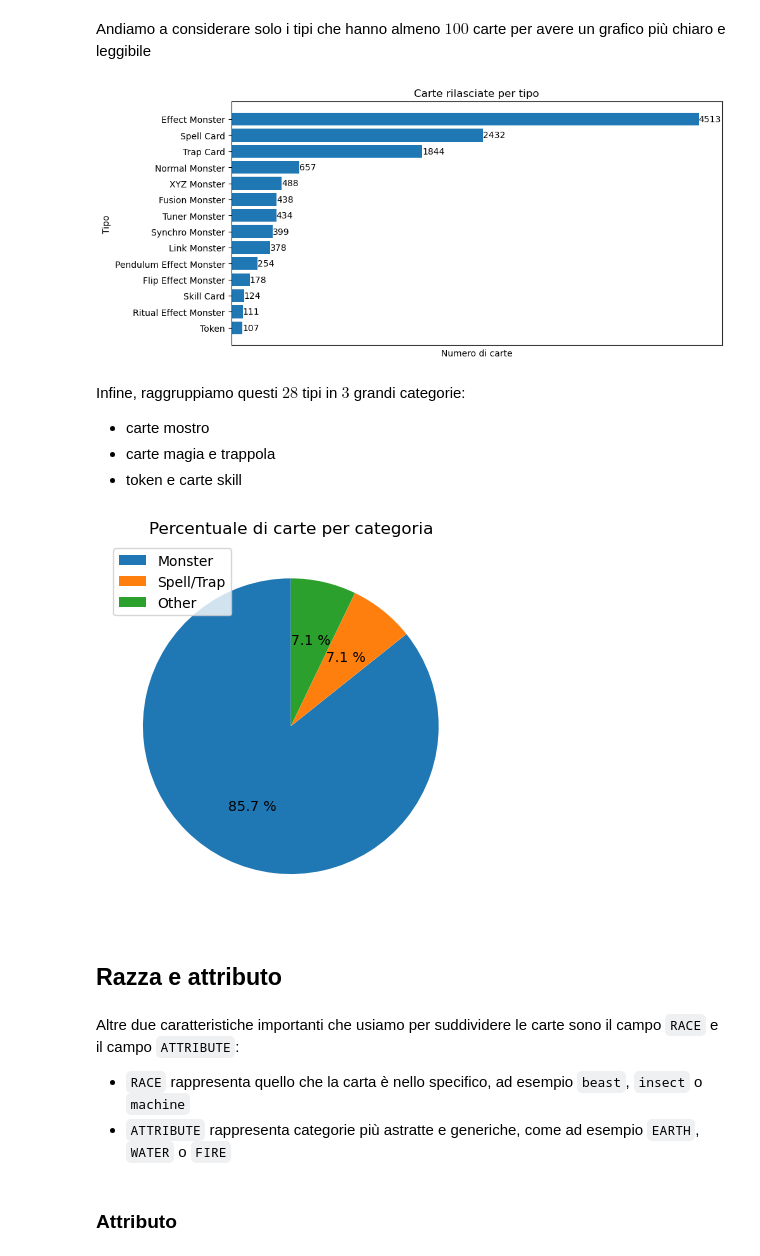
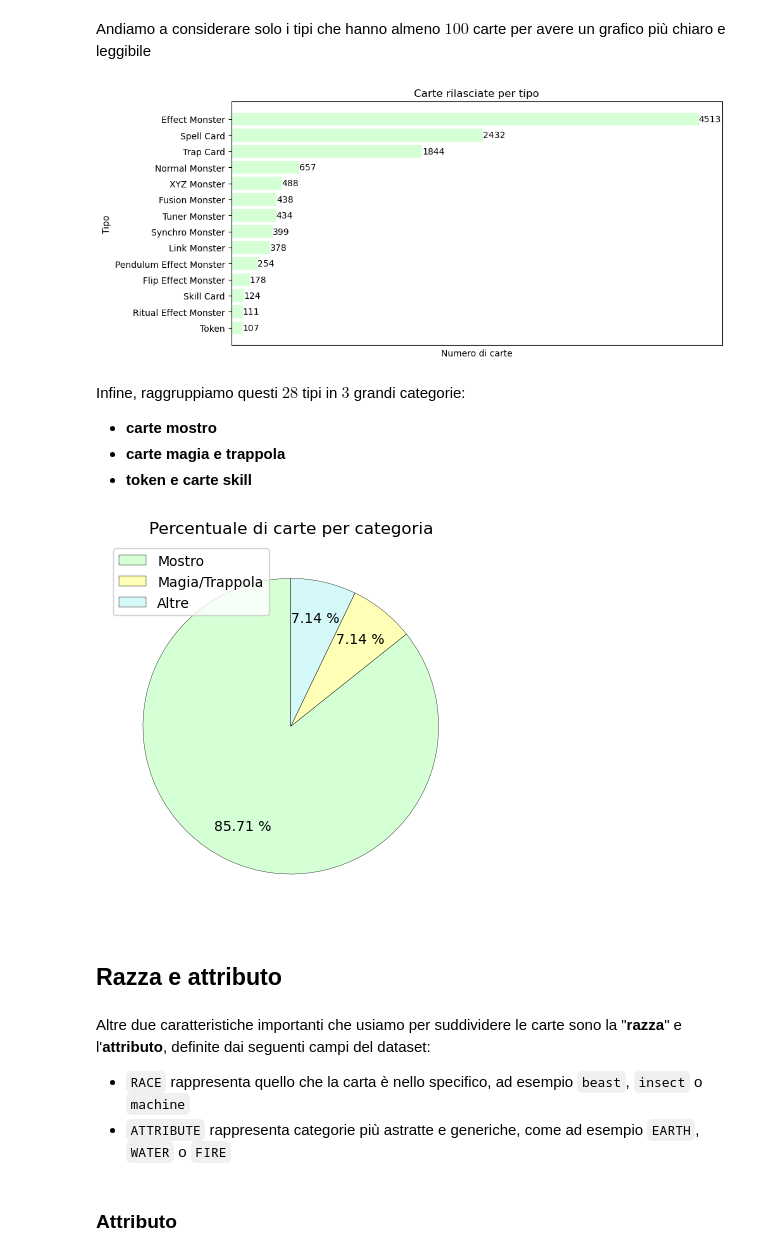
Before and after one commit to MattiaOldani/Visualizzazione-Scientifica, a Jupyter notebook: notebook/notebook.ipynb, the cells around one changed output. Drawn from its saved outputs; the diff is of its cells as text; code cells hidden in the pictures.

Commit message:
Sistemati quasi completamente i colori

```diff
--- a/notebook/notebook.ipynb
+++ b/notebook/notebook.ipynb
@@ -37,8 +37,9 @@ Andiamo ad analizzare i vari tipi di carte che andiamo a trovare all'interno del
 
 Grazie al campo `TYPE` riusciamo a fare una prima divisione tra tutte le carte presenti nel gioco, dividendole prima in **carte mostro**, **carte magia** e **carte trappola**, e poi le carte mostro in sotto-categorie come **mostri normali** o **mostri con effetto**
 # %%
-card_type = data["TYPE"].unique()
-len(card_type), card_type
+card_type = data["TYPE"].dropna()
+card_type_unique = card_type.unique()
+len(card_type_unique), card_type_unique
 # %% [output]
 (28,
  array(['Spell Card', 'Effect Monster', 'Normal Monster',
@@ -86,48 +89,48 @@ Con il tempo sono state introdotte sempre più carte, ma vista la tardiva introd
 # %% [markdown]
 Andiamo a considerare solo i tipi che hanno almeno $100$ carte per avere un grafico più chiaro e leggibile
 # %%
-count = count.sort_values(ascending=True)
-axis = list(filter(lambda t : t[0] >= 100, list(zip(count.values,count.index))))
-x = [t[0] for t in axis]
-y = [t[1] for t in axis]
+restricted_counts = count.sort_values(ascending=True)[count >= 100]
+x = restricted_counts.values
+y = restricted_counts.index
 
 plt.title("Carte rilasciate per tipo")
 plt.xlabel("Numero di carte")
 plt.ylabel("Tipo")
+plt.gcf().set_size_inches(10,5)
 plt.xticks([])
 
-bar = plt.barh(y,x)
+bar = plt.barh(y, x, color="#d5ffd5")
 plt.bar_label(bar)
-plt.gcf().set_size_inches(10,5)
 plt.show()
 #plt.savefig("type.png", dpi=300, bbox_inches='tight', transparent=True)
 # %% [output]
-[figure, old version]
+[figure, new version]
 # %% [markdown]
 Infine, raggruppiamo questi $28$ tipi in $3$ grandi categorie:
-* carte mostro
-* carte magia e trappola
-* token e carte skill
+* **carte mostro**
+* **carte magia e trappola**
+* **token e carte skill**
 # %%
-monster = [t for t in card_type if "Monster" in t]
-spelltrap = [t for t in card_type if "Trap" in t or "Spell" in t]
-other = [t for t in card_type if t not in monster and t not in spelltrap]
+monster = [t for t in card_type_unique if "Monster" in t]
+spelltrap = [t for t in card_type_unique if "Trap" in t or "Spell" in t]
+other = [t for t in card_type_unique if t not in monster and t not in spelltrap]
 
 plt.title("Percentuale di carte per categoria")
 
-y = [len(monster),len(spelltrap),len(other)]
-label = ["Monster","Spell/Trap","Other"]
+y = [len(monster), len(spelltrap), len(other)]
+label = ["Mostro", "Magia/Trappola", "Altre"]
+palette = ["#d5ffd5", "#ffffb6", "#d5f9f9"]
 
-plt.pie(y, startangle=90, autopct="%.1f %%")
+plt.pie(y, startangle=90, autopct="%.2f %%", pctdistance=0.75, colors=palette, wedgeprops={"linewidth": .25, "edgecolor": "#000000"})
 plt.legend(label)
 plt.show()
 #plt.savefig("pie.png", dpi=300, bbox_inches='tight', transparent=True)
 # %% [output]
-[figure, old version]
+[figure, new version]
 # %% [markdown]
 ## Razza e attributo
 # %% [markdown]
-Altre due caratteristiche importanti che usiamo per suddividere le carte sono il campo `RACE` e il campo `ATTRIBUTE`:
+Altre due caratteristiche importanti che usiamo per suddividere le carte sono la "**razza**" e l'**attributo**, definite dai seguenti campi del dataset:
 * `RACE` rappresenta quello che la carta è nello specifico, ad esempio `beast`, `insect` o `machine`
 * `ATTRIBUTE` rappresenta categorie più astratte e generiche, come ad esempio `EARTH`, `WATER` o `FIRE`
 # %% [markdown]
```
Also changed, not shown: parts of 25 cells of this notebook.
